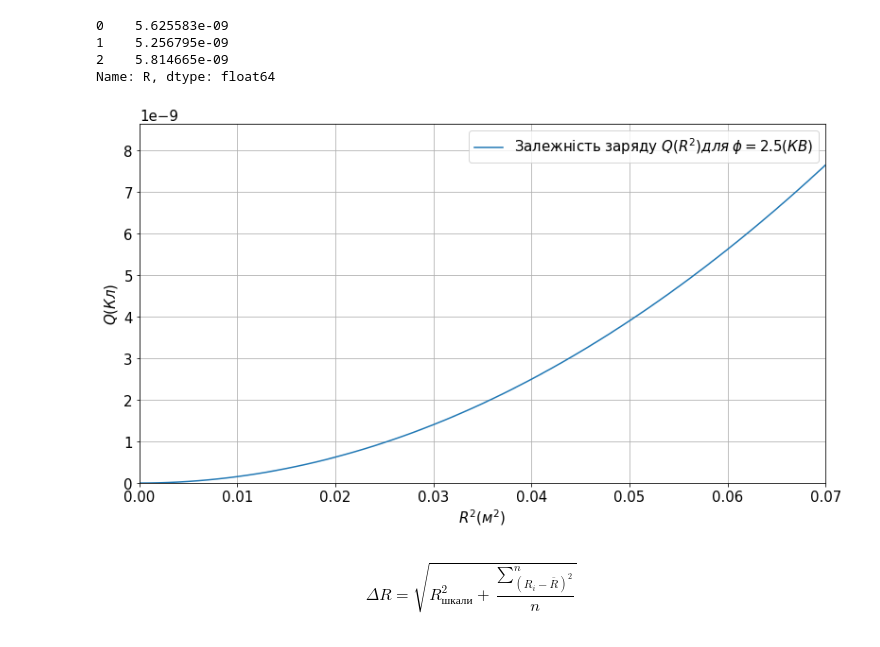
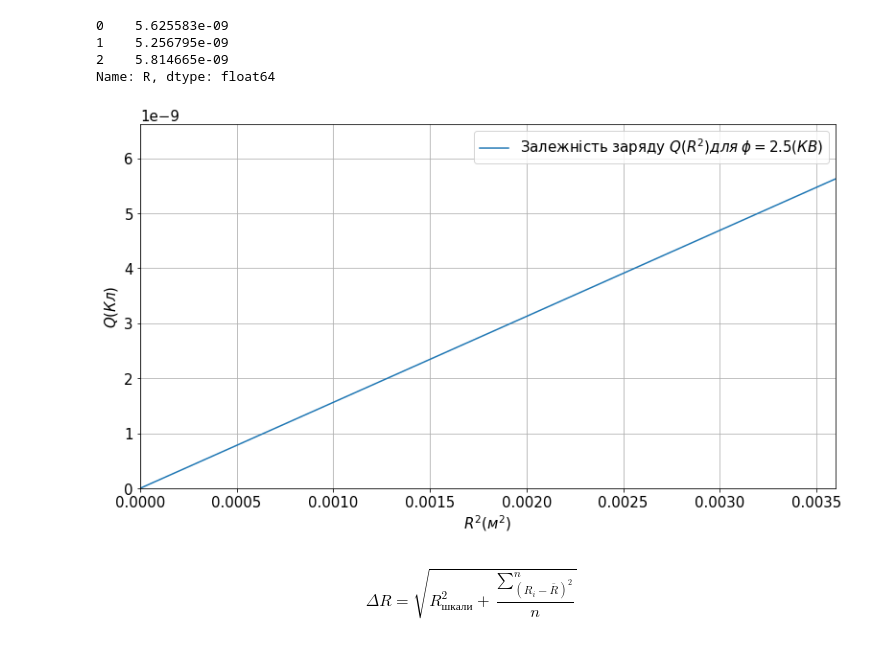
Before and after one commit to ShkalikovOleh/Physics-Labs, a Jupyter notebook: Electricity and magnetism/Lab2 | Electric potential/Lab 2 | Electric potential.ipynb, the cells around one changed output. Saved outputs shown, nothing was run; the diff lists cells and outputs as text; code cells hidden in the pictures.

```diff
--- a/Electricity and magnetism/Lab2 | Electric potential/Lab 2 | Electric potential.ipynb
+++ b/Electricity and magnetism/Lab2 | Electric potential/Lab 2 | Electric potential.ipynb
@@ -74,21 +74,21 @@ Name: R, dtype: float64
 # %%
 plt.figure(figsize = (13,7))
 plt.ylabel("$Q(Кл)$")
 plt.rc('font', size=15)
 plt.xlabel("$R^2(м^2)$")
 plt.grid();
 
 
-x = np.arange(0, np.max(df['R'][0:3]) + 0.01,0.001)
+x = np.arange(0, np.max(df['R'][0:3]),0.001)
 y = data['E'][0] * x**2 / k
 
-plt.xlim(0,np.max(x))
+plt.xlim(0, np.max(x**2))
 plt.ylim(0, np.max(y + 10**-9))
 
-plt.plot(x, y, '-', label = r"Залежність заряду $Q(R^2) для \;\phi = 2.5(КВ)$")
+plt.plot(x ** 2, y, '-', label = r"Залежність заряду $Q(R^2) для \;\phi = 2.5(КВ)$")
 plt.legend(loc="best");
 # %% [output]
-[figure, old version]
+[figure, new version]
 # %% [markdown]
 $$\Delta R = \sqrt{ R_{шкали}^2 + \frac{\sum_{(R_{i} - \overline R)^2}^{n} }{n} }$$
 # %%
```
